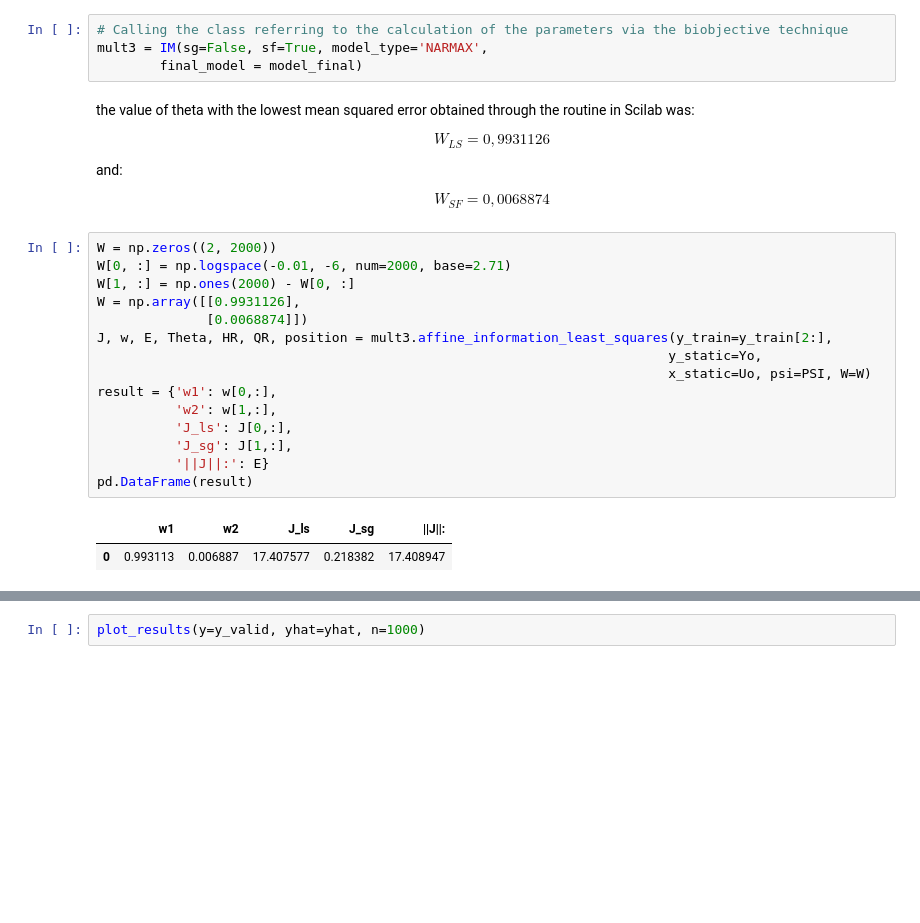
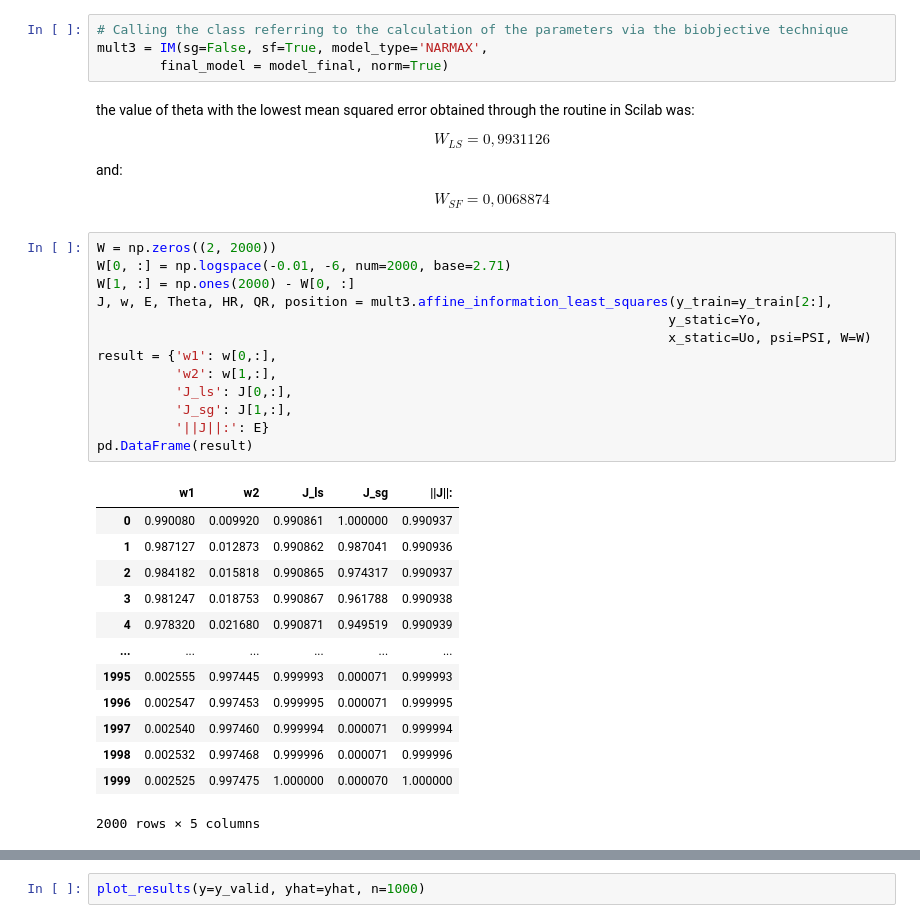
Before and after one commit to GabrielBuenoLeandro/Multiobjetive, a Jupyter notebook: conversor_buck.ipynb, the cells around one changed output, grey strips where cells are left out. Cells and saved outputs as stored; diff of their text form; blank space fills up the shorter version.

```diff
--- a/conversor_buck.ipynb
+++ b/conversor_buck.ipynb
@@ -689,7 +689,7 @@ $$
 # %%
 # Calling the class referring to the calculation of the parameters via the biobjective technique
 mult3 = IM(sg=False, sf=True, model_type='NARMAX',
-        final_model = model_final)
+        final_model = model_final, norm=True)
 # %% [markdown]
 the value of theta with the lowest mean squared error obtained through the routine in Scilab was:
 
@@ -705,21 +705,30 @@ $$
 # %%
 W = np.zeros((2, 2000))
 W[0, :] = np.logspace(-0.01, -6, num=2000, base=2.71)
 W[1, :] = np.ones(2000) - W[0, :]
-W = np.array([[0.9931126],
-              [0.0068874]])
 J, w, E, Theta, HR, QR, position = mult3.affine_information_least_squares(y_train=y_train[2:],
                                                                          y_static=Yo,
                                                                          x_static=Uo, psi=PSI, W=W)
 result = {'w1': w[0,:],
           'w2': w[1,:],
           'J_ls': J[0,:],
           'J_sg': J[1,:],
           '||J||:': E}
 pd.DataFrame(result)
 # %% [output]
 |  | w1 | w2 | J_ls | J_sg | ||J||: |
-| 0 | 0.993113 | 0.006887 | 17.407577 | 0.218382 | 17.408947 |
+| 0 | 0.990080 | 0.009920 | 0.990861 | 1.000000 | 0.990937 |
+| 1 | 0.987127 | 0.012873 | 0.990862 | 0.987041 | 0.990936 |
+| 2 | 0.984182 | 0.015818 | 0.990865 | 0.974317 | 0.990937 |
+| 3 | 0.981247 | 0.018753 | 0.990867 | 0.961788 | 0.990938 |
+| 4 | 0.978320 | 0.021680 | 0.990871 | 0.949519 | 0.990939 |
+| ... | ... | ... | ... | ... | ... |
+| 1995 | 0.002555 | 0.997445 | 0.999993 | 0.000071 | 0.999993 |
+| 1996 | 0.002547 | 0.997453 | 0.999995 | 0.000071 | 0.999995 |
+| 1997 | 0.002540 | 0.997460 | 0.999994 | 0.000071 | 0.999994 |
+| 1998 | 0.002532 | 0.997468 | 0.999996 | 0.000071 | 0.999996 |
+| 1999 | 0.002525 | 0.997475 | 1.000000 | 0.000070 | 1.000000 |
+2000 rows × 5 columns
 # %%
 # Writing the results
 model.theta = Theta[position, :].reshape(-1,1)
```
Also changed, not shown: parts of 11 cells of this notebook, 1 other file.
